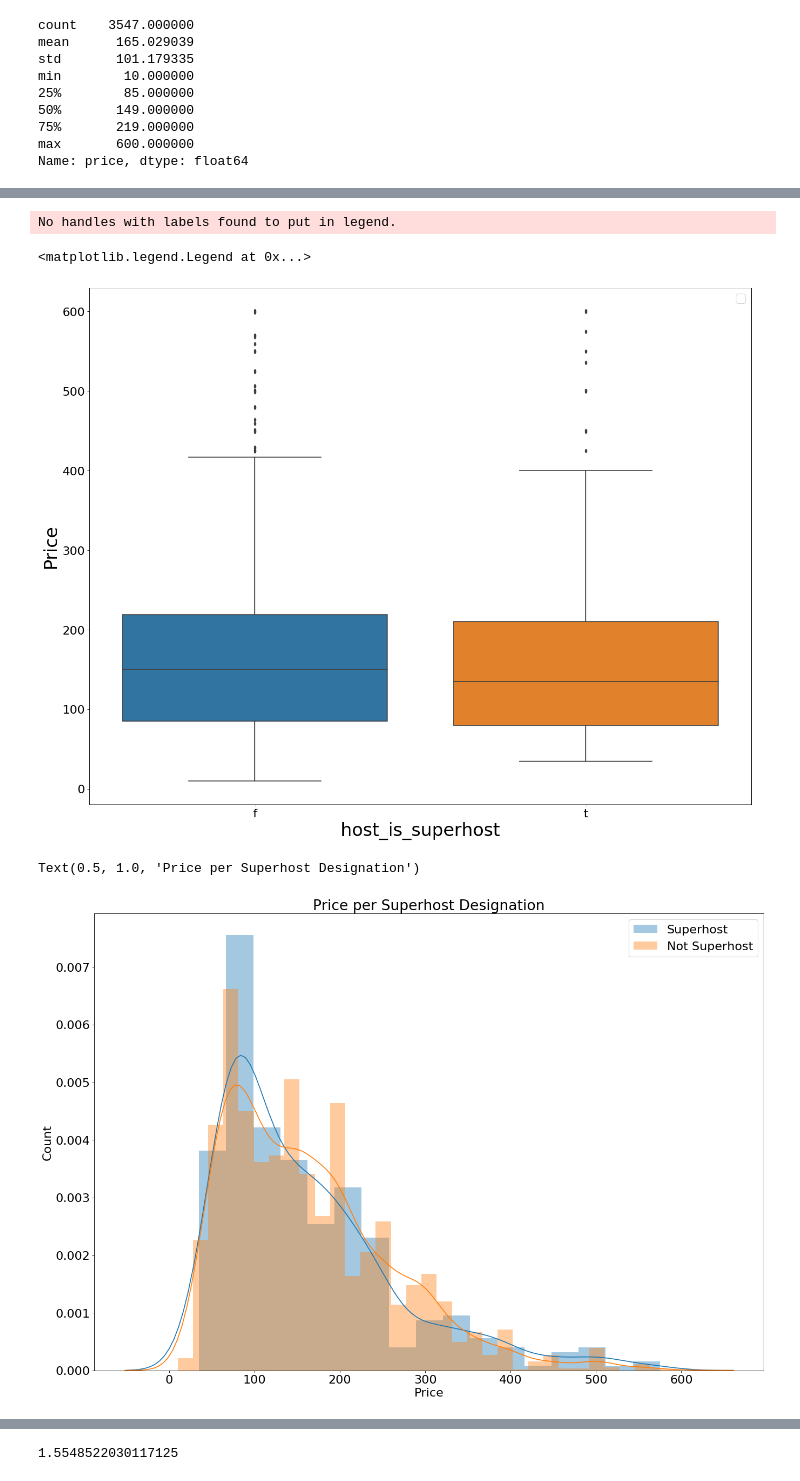
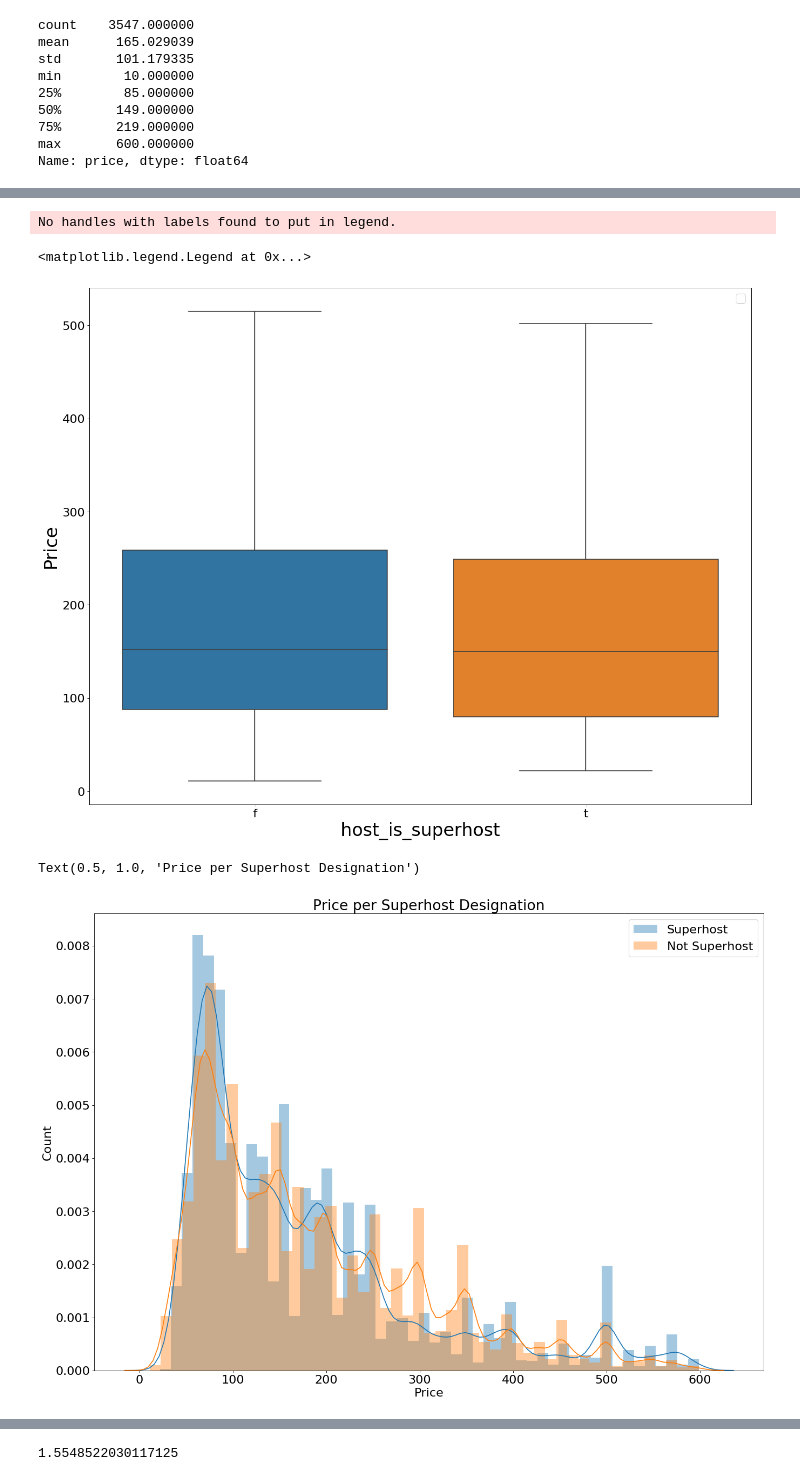
Before and after one commit to stephenparvaresh/Project_One_Boston_AirBnB, a Jupyter notebook: Boston_AirBnB_Notebook.ipynb, the cells around one changed output, grey strips where cells are left out. Saved outputs shown, nothing was run; the diff lists cells and outputs as text; code cells hidden in the pictures.

```diff
--- a/Boston_AirBnB_Notebook.ipynb
+++ b/Boston_AirBnB_Notebook.ipynb
@@ -35,3 +35,12 @@ reviews = pd.read_csv('/home/steven/Udacity_Class/Project1_Blog_Post/boston/revi
 # %%
 # Change column name to match other dataFrames
 listings = listings.rename(columns = {'id':'listing_id'})
+calendar = calendar.rename(columns = {'price':'calendar_price'})
+# %%
+calendar_1 = calendar.dropna(subset=['calendar_price'])
+calendar_1['calendar_price_1'] = calendar_1['calendar_price'].map(lambda p: int(p[1:-3].replace(",", "")))
+calendar_1 = calendar_1.drop(columns = ['calendar_price'])
+calendar = calendar.merge(calendar_1, how = 'left', left_on=calendar.index, right_on = calendar_1.index)
+calendar = calendar.drop(columns = ['key_0', 'listing_id_y', 'date_y', 'available_y'])
+calendar = calendar.drop(columns = ['calendar_price'])
+calendar = calendar.rename(columns = {'listing_id_x':'listing_id', 'date_x':'date', 'available_x':'available', 'calendar_price_1':'calendar_price'})
@@ -453,6 +483,6 @@ F_onewayResult(statistic=48.55190884120021, pvalue=7.711190597666385e-198)
 # %%
 fig = plt.figure(figsize=(20, 16), dpi=80)
-sns.boxplot(y='price', x='host_is_superhost', data=listings)
+sns.boxplot(y='calendar_price', x='host_is_superhost', data=boston, showfliers = False)
 plt.ylabel('Price', fontsize=30)
 plt.xlabel('host_is_superhost', fontsize=30)
 plt.tick_params(axis='x', labelsize=20)
@@ -461,18 +491,18 @@ plt.legend(fontsize=20)
 # %% [output]
 No handles with labels found to put in legend.
 <matplotlib.legend.Legend at 0x...>
-[figure, old version]
+[figure, new version]
 # %%
 fig = plt.figure(figsize=(20, 14), dpi=80)
-sns.distplot(listings['price'][(listings['host_is_superhost']=='t') & (listings['price']<600)], label='Superhost')
-sns.distplot(listings['price'][(listings['host_is_superhost']=='f') & (listings['price']<600)], label = 'Not Superhost')
+sns.distplot(boston['calendar_price'][(boston['host_is_superhost']=='t') & (boston['calendar_price']<600)], label='Superhost')
+sns.distplot(boston['calendar_price'][(boston['host_is_superhost']=='f') & (boston['calendar_price']<600)], label = 'Not Superhost')
 plt.xlabel('Price', fontsize = 20)
 plt.ylabel('Count', fontsize = 20)
 plt.tick_params(axis='x', labelsize=20)
 plt.tick_params(axis='y', labelsize=20)
 plt.legend(fontsize = 20)
 plt.title('Price per Superhost Designation', fontsize = 24)
 # %% [output]
 Text(0.5, 1.0, 'Price per Superhost Designation')
-[figure, old version]
+[figure, new version]
 # %%
```
Also changed, not shown: parts of 37 cells of this notebook.
